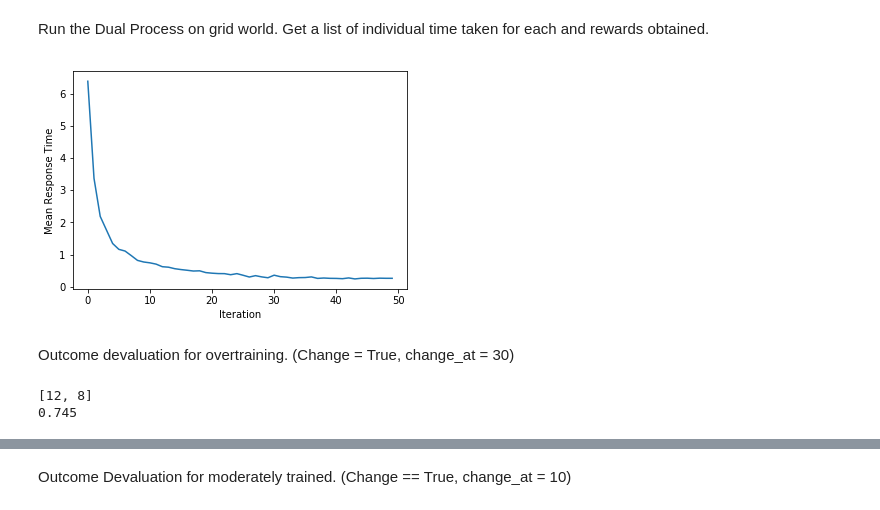
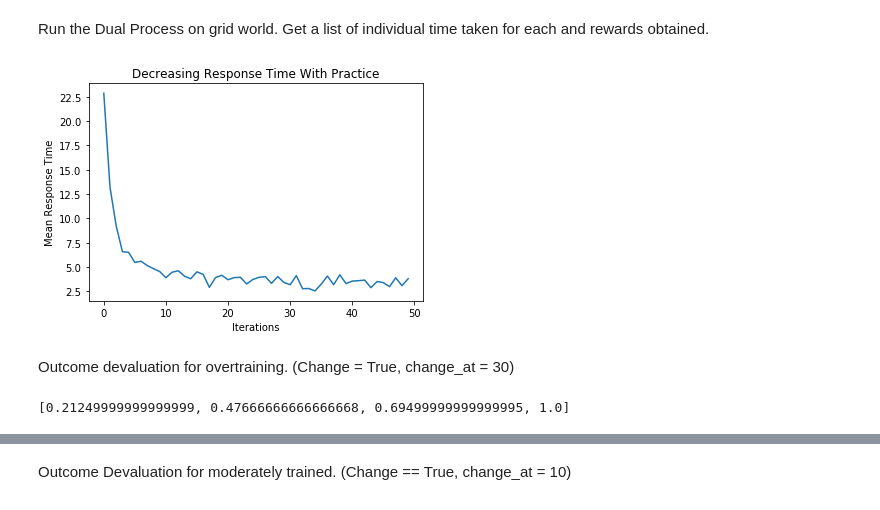
Before and after one commit to tejas-savalia/Sequencing_abstract, a Jupyter notebook: mb_mf_combined.ipynb, the cells around one changed output, grey strips where cells are left out. Saved outputs shown, nothing was run; the diff lists cells and outputs as text; code cells hidden in the pictures.

Commit message:
Outcome Devaluation done. Along with response time curves.

```diff
--- a/mb_mf_combined.ipynb
+++ b/mb_mf_combined.ipynb
@@ -51,7 +51,7 @@ def update_mb_internal_environment(pos, next_pos, reward, mb_internal_environmen
     for i in get_legal_actions(next_pos):
         next_value_list.append(mb_internal_environment[next_pos[0]][next_pos[1]])
     next_value = max(next_value_list)
-    mb_internal_environment[pos[0], pos[1]] = (1-alpha) * mb_internal_environment_value(pos, mb_internal_environment) + (alpha) * (reward + gamma*next_value) - 0.1
+    mb_internal_environment[pos[0], pos[1]] = (1-alpha) * mb_internal_environment_value(pos, mb_internal_environment) + (alpha) * (reward + gamma*next_value)
     return mb_internal_environment
 # %%
 def dls(pos, curr_depth, max_depth, mb_internal_environment):
@@ -100,7 +100,7 @@ def q_action(pos, mb_internal_environment):
 # %%
 def dual(num_iters, mb_internal_environment, change_env, change_at):
     sum_reward = 0
-    max_depth = 3
+    max_depth = 4
     steps_per_reward = 0
     steps = list()
     time_per_reward = list()
@@ -109,7 +109,7 @@ def dual(num_iters, mb_internal_environment, change_env, change_at):
 
     for i in range(num_iters):
         response_time = list()
-        pos = [0, 0]
+        pos = [3, 3]
         j = 0
         goal_start_time = time.time()
         #change the environment at moderate training
@@ -136,8 +136,11 @@ def dual(num_iters, mb_internal_environment, change_env, change_at):
             response_time.append(response_time_end - response_time_start)
             sum_reward = 0.5*sum_reward + 0.5*reward
             steps_per_reward += 1
-            if j == 0:
-                first_action.append(action)
+            if i >= change_at and j == 0:
+                if i == change_at:
+                    prev_first = action
+                if numpy.array_equal(prev_first, [1, 0]) or numpy.array_equal(prev_first, [0, 1]):
+                    first_action.append(numpy.array_equal(prev_first, action))
             j += 1
             if reward != 0:
                 mb_internal_environment[pos[0], pos[1]] = (1-alpha) * mb_internal_environment_value(pos, mb_internal_environment) + (alpha) * (reward)
@@ -221,12 +224,12 @@ iterations = 50
 change = False
 trials = 10
 for i in range(trials):
-    environment = numpy.zeros((10, 10))
+    environment = numpy.zeros((7, 7))
     trans_prob = 0.7
-    environment[9, 9] = 10
+    environment[6, 6] = 10
     #environment[8, 8] = -10
     #environment[0, 0] = -10
-    mb_internal_environment = numpy.zeros((10, 10))
+    mb_internal_environment = numpy.zeros((7, 7))
     #mb_internal_environment[6, 6] = 10
     start_time = time.time()
     dual_result = dual(iterations, mb_internal_environment, change, change_at)
@@ -238,11 +241,12 @@ for i in range(trials):
     response_time_dual.append(dual_result[5])
 # %%
 plt.plot(numpy.arange(50), numpy.multiply(numpy.mean(response_time_dual, axis=0), 1000))
+plt.title("Decreasing Response Time With Practice")
 plt.ylabel("Mean Response Time")
-plt.xlabel("Iteration")
+plt.xlabel("Iterations")
 plt.show()
 # %% [output]
-[figure, old version]
+[figure, new version]
 # %% [markdown]
 Outcome devaluation for overtraining. (Change = True, change_at = 30)
 # %%
@@ -273,11 +282,0 @@ for i in range(trials):
-# %%
-#print collections.Counter(first_action_dual)
-#print first_action_dual
-stay_percentage_overtrain = list()
-print collections.Counter(tuple(i) for i in first_action_dual[0][change_at:]).values()
-for i in range(trials):
-    stay_percentage_overtrain.append(max(collections.Counter(tuple(i) for i in first_action_dual[i][change_at:]).values())/float(iterations-change_at))
-print numpy.mean(stay_percentage_overtrain)
-# %% [output]
-[12, 8]
-0.745
@@ -283,0 +286,4 @@ print numpy.mean(stay_percentage_overtrain)
+# %%
+print stay_percentage
+# %% [output]
+[0.21249999999999999, 0.47666666666666668, 0.69499999999999995, 1.0]
```
Also changed, not shown: parts of 10 cells of this notebook.
